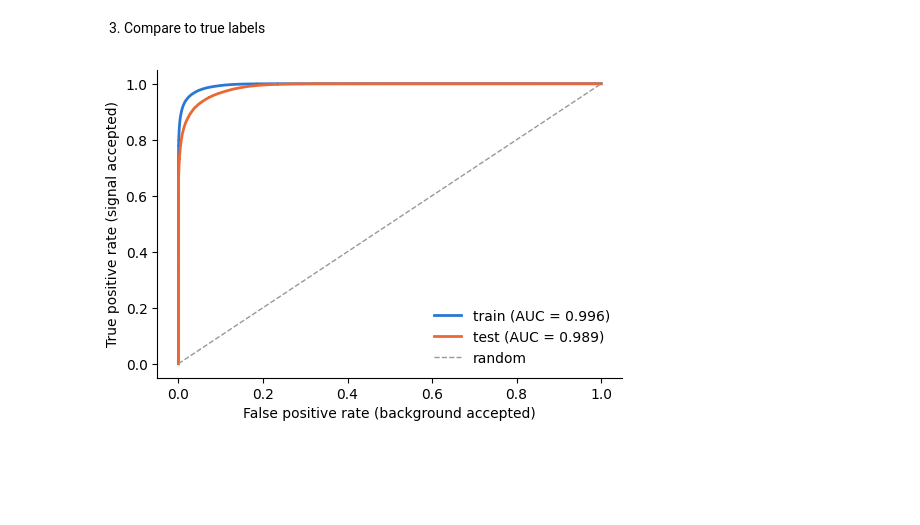
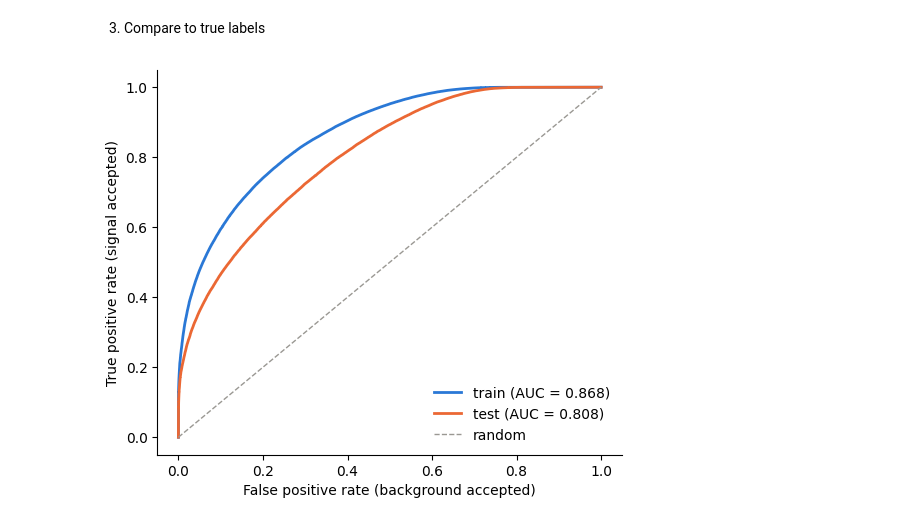
Before and after one commit to SofiaSchweitzer/ml4amplitudes, a Jupyter notebook: classifier_tutorial.ipynb, the cells around one changed output. Drawn from its saved outputs; the diff is of its cells as text; code cells hidden in the pictures; blank space fills up the shorter version.

```diff
--- a/classifier_tutorial.ipynb
+++ b/classifier_tutorial.ipynb
@@ -401,22 +471,44 @@ class Classifier(nn.Module):
                 predictions.append(pred)
         predictions = torch.cat(predictions)
         return predictions.exp().clip(0, 30) if return_weights else torch.sigmoid(predictions)
+# %%
+def plot_roc_curve(y_true_test, y_true_train, y_pred_test, y_pred_train):
+
+  fig, ax = plt.subplots(figsize=(6, 5))
+  for name, y, pred, color in [("train", y_true_train, y_pred_train, "#2a78d6"),
+                                ("test", y_true_test, y_pred_test, "#eb6834")]:
+      fpr, tpr, _ = roc_curve(y.cpu(), pred.cpu())
+      auc = roc_auc_score(y.cpu(), pred.cpu())
+      ax.plot(fpr, tpr, color=color, lw=2, label=f"{name} (AUC = {auc:.3f})")
+
+  ax.plot([0, 1], [0, 1], color="#9a9893", lw=1, ls="--", label="random")
+
+  ax.set_xlabel("False positive rate (background accepted)")
+  ax.set_ylabel("True positive rate (signal accepted)")
+
+  ax.legend(frameon=False, loc="lower right")
+
+  for side in ("top", "right"):
+      ax.spines[side].set_visible(False)
+  plt.show()
 # %% [markdown]
 ### Exercise 3 - Train classifier and evaluate performance
 # %%
 # Define classifier parameters
 
-classifier_params = {"hidden_layers": 256,
+classifier_params = {"embedding_dim": 300,
                      "lr": 1.e-3,
-                     "n_epochs" : 10,
-                     "batch_size" : 512,
+                     "n_epochs" : 20,
+                     "dropout" : 0.2,
+                     "batch_size" : 1024,
                      "batch_size_sample": 2000}
 # %% [markdown]
 1. Train a classifier between signal and background
 # %%
 # Build the classifier
-classifier = Classifier(dims_in=140, params=classifier_params).to(device)
+classifier = Classifier(dims_in=280, params=classifier_params).to(device)
 
+print(f"Parameters: {sum(p.numel() for p in classifier.parameters()):,}")
 # Train the classifier
 classifier.train_classifier(
     sig_data=sig_data_train,
@@ -441,27 +533,11 @@ pred_test = classifier.evaluate(
 )
 # %% [markdown]
 3. Compare to true labels
-# %%
-# Labels in the same order as the concatenation: signal (1) first, then background (0)
-y_train = torch.cat([torch.ones(len(sig_data_train)), torch.zeros(len(bkg_data_train))])
-y_test = torch.cat([torch.ones(len(sig_data_test)), torch.zeros(len(bkg_data_test))])
-
-fig, ax = plt.subplots(figsize=(6, 4))
-for name, y, pred, color in [("train", y_train, pred_train, "#2a78d6"),
-                              ("test", y_test, pred_test, "#eb6834")]:
-    fpr, tpr, _ = roc_curve(y.cpu(), pred.cpu())
-    auc = roc_auc_score(y.cpu(), pred.cpu())
-    ax.plot(fpr, tpr, color=color, lw=2, label=f"{name} (AUC = {auc:.3f})")
-
-ax.plot([0, 1], [0, 1], color="#9a9893", lw=1, ls="--", label="random")
-
-ax.set_xlabel("False positive rate (background accepted)")
-ax.set_ylabel("True positive rate (signal accepted)")
-
-ax.legend(frameon=False, loc="lower right")
-
-for side in ("top", "right"):
-    ax.spines[side].set_visible(False)
-plt.show()
-# %% [output]
-[figure, removed]
+# %%
+# Labels in the same order as the concatenation: signal (1) first, then background (0)
+y_train = torch.cat([torch.ones(len(sig_data_train)), torch.zeros(len(bkg_data_train))])
+y_test = torch.cat([torch.ones(len(sig_data_test)), torch.zeros(len(bkg_data_test))])
+
+plot_roc_curve(y_test, y_train, pred_test, pred_train)
+# %% [output]
+[figure, added]
```
Also changed, not shown: parts of 23 cells of this notebook.
